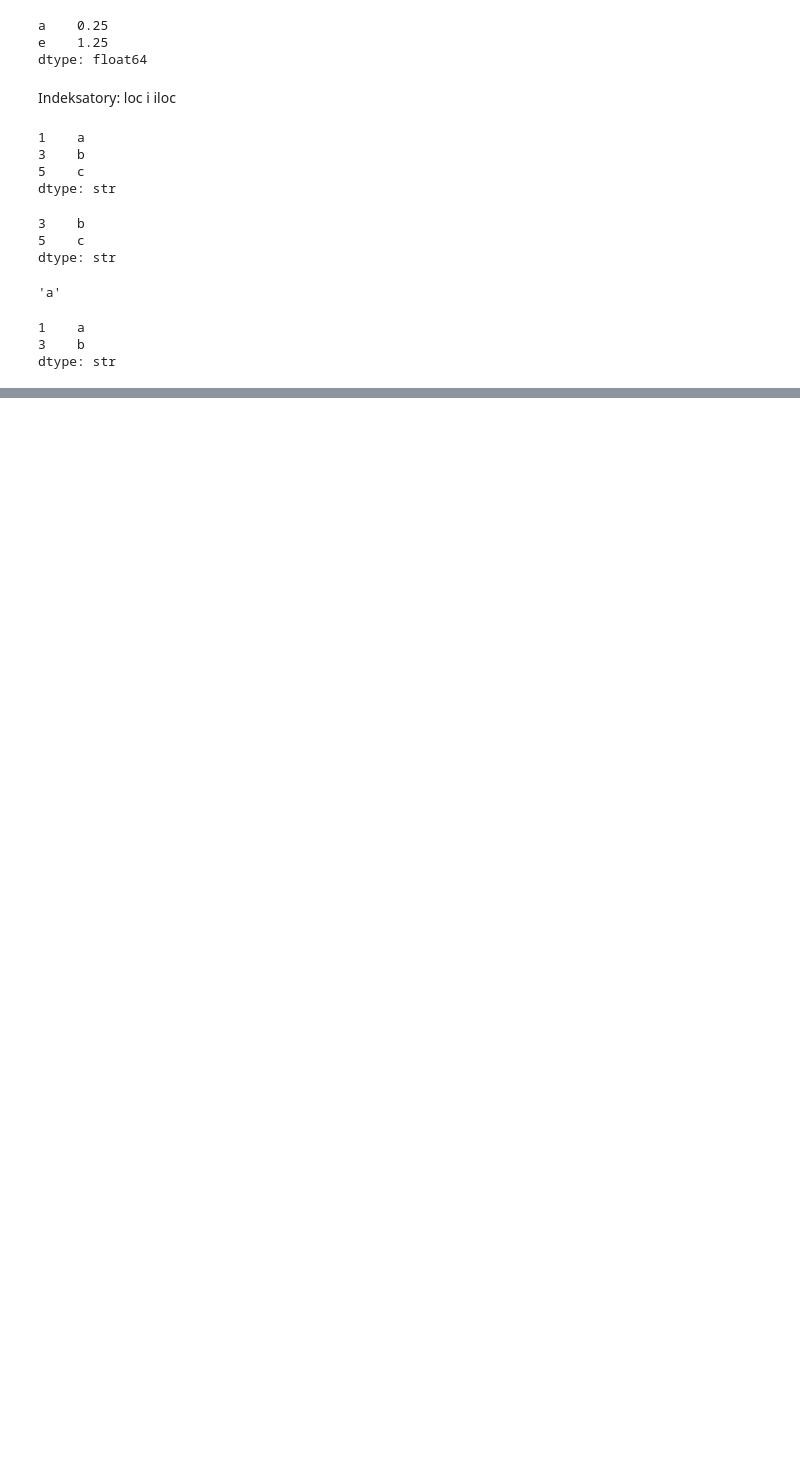
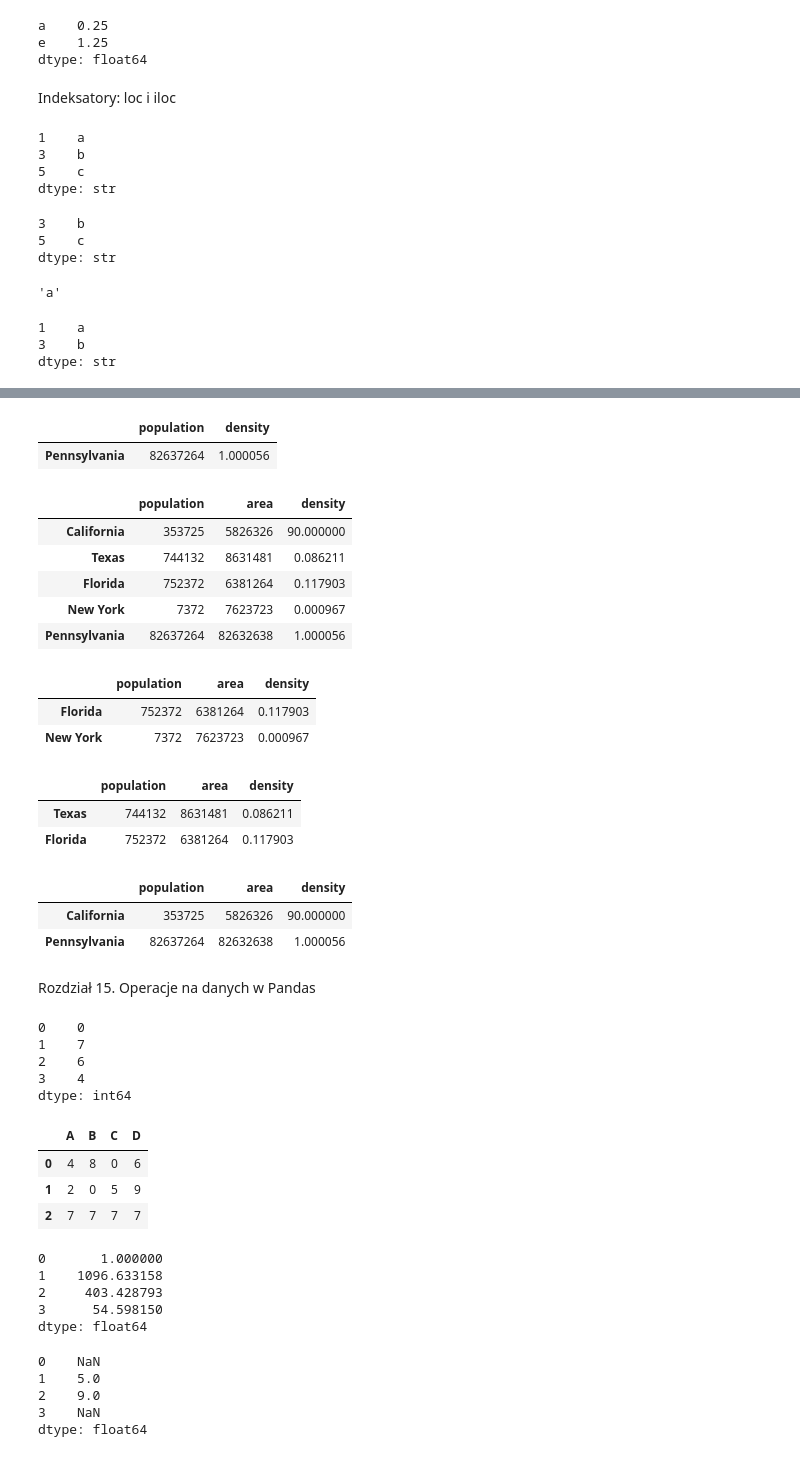
Before and after one commit to aradatascience/arads-Python-workspace, a Jupyter notebook: jupyter_04_pandas.ipynb, the cells around one changed output, grey strips where cells are left out. Saved outputs shown, nothing was run; the diff lists cells and outputs as text; code cells hidden in the pictures; blank space fills up the shorter version.

Commit message:
update jupyter_04_pandas

```diff
--- a/jupyter_04_pandas.ipynb
+++ b/jupyter_04_pandas.ipynb
@@ -350,0 +440,72 @@ dtype: str
+# %%
+states.loc[states.density > 1, ['population', 'density']]
+# %% [output]
+|  | population | density |
+| Pennsylvania | 82637264 | 1.000056 |
+# %%
+states.iloc[0, 2] = 90
+states
+# %% [output]
+|  | population | area | density |
+| California | 353725 | 5826326 | 90.000000 |
+| Texas | 744132 | 8631481 | 0.086211 |
+| Florida | 752372 | 6381264 | 0.117903 |
+| New York | 7372 | 7623723 | 0.000967 |
+| Pennsylvania | 82637264 | 82632638 | 1.000056 |
+# %%
+states['Florida':'New York']
+# %% [output]
+|  | population | area | density |
+| Florida | 752372 | 6381264 | 0.117903 |
+| New York | 7372 | 7623723 | 0.000967 |
+# %%
+states[1:3]
+# %% [output]
+|  | population | area | density |
+| Texas | 744132 | 8631481 | 0.086211 |
+| Florida | 752372 | 6381264 | 0.117903 |
+# %%
+states[states.density > 1]
+# %% [output]
+|  | population | area | density |
+| California | 353725 | 5826326 | 90.000000 |
+| Pennsylvania | 82637264 | 82632638 | 1.000056 |
+# %% [markdown]
+Rozdział 15. Operacje na danych w Pandas
+# %%
+rng = np.random.default_rng(42)
+ser = pd.Series(rng.integers(0, 10, 4))
+ser
+# %% [output]
+0    0
+1    7
+2    6
+3    4
+dtype: int64
+# %%
+df = pd.DataFrame(rng.integers(0, 10, (3, 4)),
+                  columns=['A', 'B', 'C', 'D'])
+df
+# %% [output]
+|  | A | B | C | D |
+| 0 | 4 | 8 | 0 | 6 |
+| 1 | 2 | 0 | 5 | 9 |
+| 2 | 7 | 7 | 7 | 7 |
+# %%
+np.exp(ser)
+# %% [output]
+0       1.000000
+1    1096.633158
+2     403.428793
+3      54.598150
+dtype: float64
+# %%
+A = pd.Series([2, 4, 6], index=[0, 1, 2])
+B = pd.Series([1, 3, 5], index=[1, 2, 3])
+A + B
+# %% [output]
+0    NaN
+1    5.0
+2    9.0
+3    NaN
+dtype: float64
```
Also changed, not shown: parts of 14 cells of this notebook.
